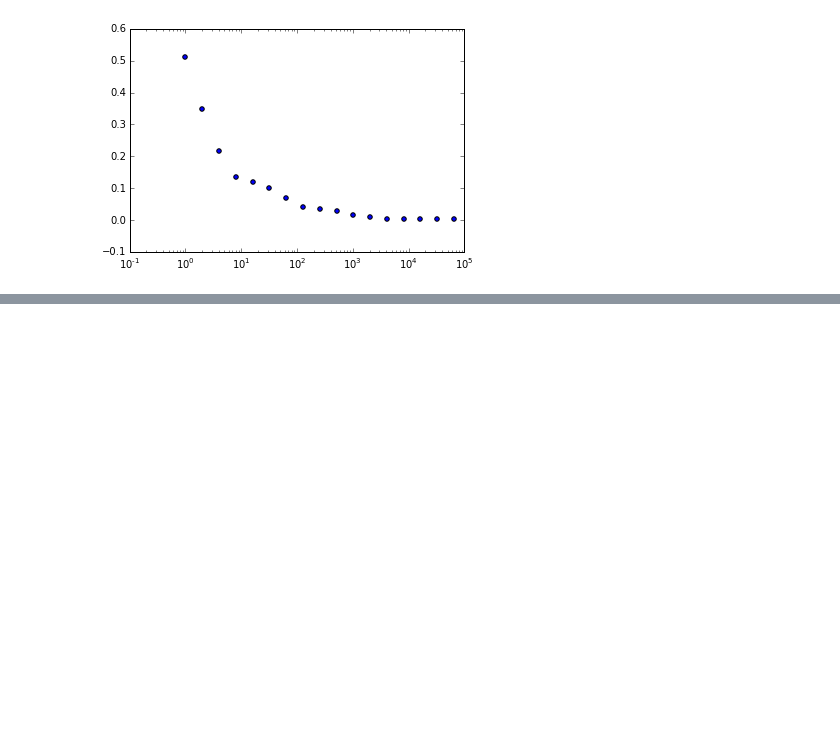
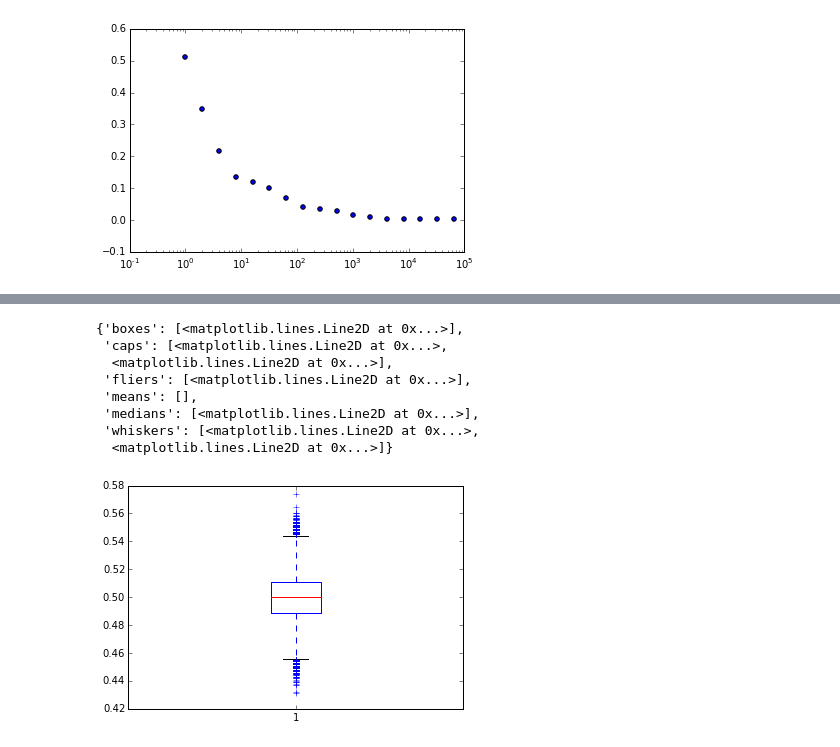
Before and after one commit to Shea-Wolfe/flipping-out, a Jupyter notebook: coin-flips.ipynb, the cells around one changed output, grey strips where cells are left out. Saved outputs shown, nothing was run; the diff lists cells and outputs as text; code cells hidden in the pictures; blank space fills up the shorter version.

```diff
--- a/coin-flips.ipynb
+++ b/coin-flips.ipynb
@@ -81,0 +120,12 @@ hundred_k_data = flip_100k_100()
+# %%
+plt.boxplot(ratio_100k_thousand_data)
+# %% [output]
+{'boxes': [<matplotlib.lines.Line2D at 0x...>],
+ 'caps': [<matplotlib.lines.Line2D at 0x...>,
+  <matplotlib.lines.Line2D at 0x...>],
+ 'fliers': [<matplotlib.lines.Line2D at 0x...>],
+ 'means': [],
+ 'medians': [<matplotlib.lines.Line2D at 0x...>],
+ 'whiskers': [<matplotlib.lines.Line2D at 0x...>,
+  <matplotlib.lines.Line2D at 0x...>]}
+[figure, added]
```
Also changed, not shown: parts of 9 cells of this notebook.
